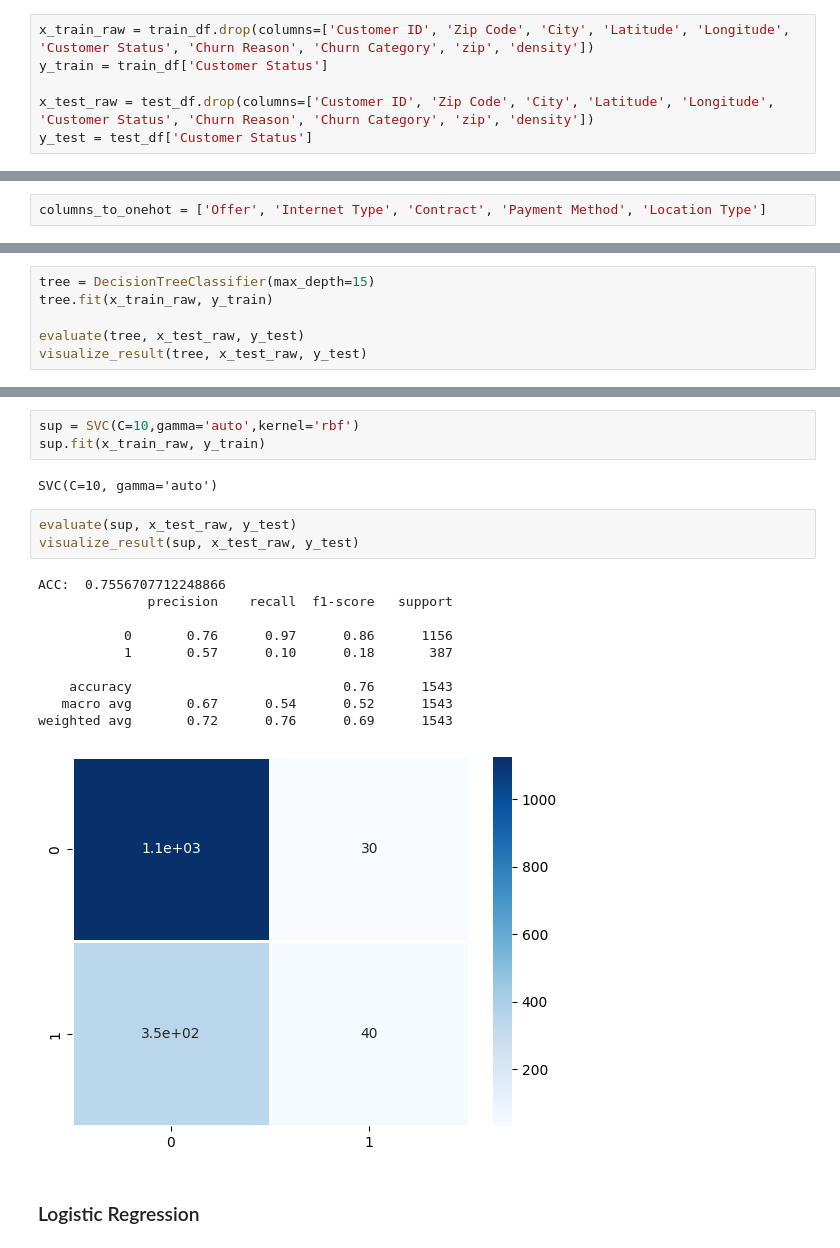
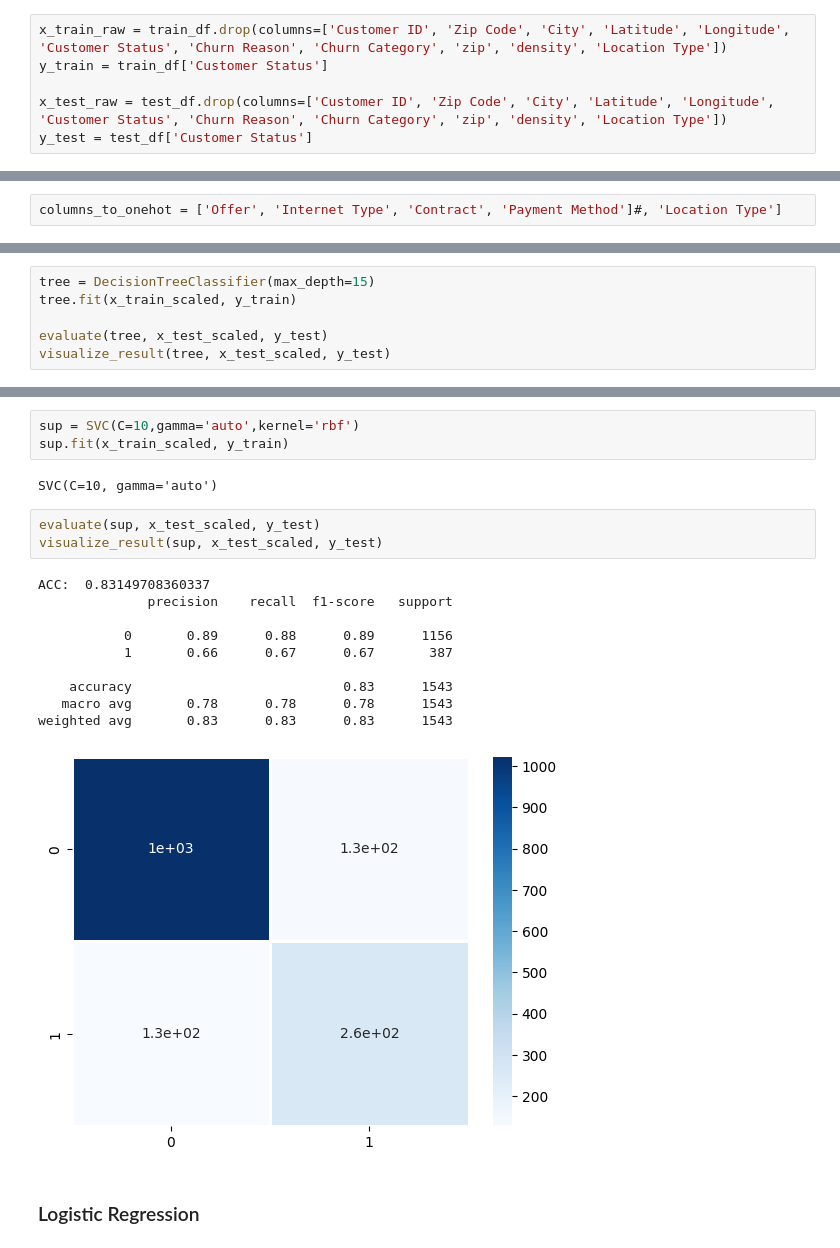
Before and after one commit to cognaiger9/DataMining, a Jupyter notebook: project.ipynb, the cells around one changed output, grey strips where cells are left out. Cells and saved outputs as stored; diff of their text form.

```diff
--- a/project.ipynb
+++ b/project.ipynb
@@ -330,10 +330,10 @@ Online Security                         0
 Location Type                           0
 dtype: int64
 # %%
-x_train_raw = train_df.drop(columns=['Customer ID', 'Zip Code', 'City', 'Latitude', 'Longitude', 'Customer Status', 'Churn Reason', 'Churn Category', 'zip', 'density'])
+x_train_raw = train_df.drop(columns=['Customer ID', 'Zip Code', 'City', 'Latitude', 'Longitude', 'Customer Status', 'Churn Reason', 'Churn Category', 'zip', 'density', 'Location Type'])
 y_train = train_df['Customer Status']
 
-x_test_raw = test_df.drop(columns=['Customer ID', 'Zip Code', 'City', 'Latitude', 'Longitude', 'Customer Status', 'Churn Reason', 'Churn Category', 'zip', 'density'])
+x_test_raw = test_df.drop(columns=['Customer ID', 'Zip Code', 'City', 'Latitude', 'Longitude', 'Customer Status', 'Churn Reason', 'Churn Category', 'zip', 'density', 'Location Type'])
 y_test = test_df['Customer Status']
 # %%
 print('training shape', x_train_raw.shape)
@@ -404,7 +404,7 @@ x_train_raw[binary_attributes].head()
 # %% [markdown]
 ### Thuộc tính phân loại (> 2 giá trị)
 # %%
-columns_to_onehot = ['Offer', 'Internet Type', 'Contract', 'Payment Method', 'Location Type']
+columns_to_onehot = ['Offer', 'Internet Type', 'Contract', 'Payment Method']#, 'Location Type']
 # %%
 def encode_categorical_feature(df, columns):
     ohe = OneHotEncoder(sparse_output=False)
@@ -607,8 +605,8 @@ testing shape:  (1543, 46)
 ### Decision Tree
 # %%
 tree = DecisionTreeClassifier(max_depth=15)
-tree.fit(x_train_raw, y_train)
+tree.fit(x_train_scaled, y_train)
 
-evaluate(tree, x_test_raw, y_test)
-visualize_result(tree, x_test_raw, y_test)
+evaluate(tree, x_test_scaled, y_test)
+visualize_result(tree, x_test_scaled, y_test)
 # %% [output]
@@ -663,23 +661,23 @@ weighted avg       0.77      0.79      0.76      1543
 ### SVM
 # %%
 sup = SVC(C=10,gamma='auto',kernel='rbf')
-sup.fit(x_train_raw, y_train)
+sup.fit(x_train_scaled, y_train)
 # %% [output]
 SVC(C=10, gamma='auto')
 # %%
-evaluate(sup, x_test_raw, y_test)
-visualize_result(sup, x_test_raw, y_test)
+evaluate(sup, x_test_scaled, y_test)
+visualize_result(sup, x_test_scaled, y_test)
 # %% [output]
-ACC:  0.7556707712248866
+ACC:  0.83149708360337
               precision    recall  f1-score   support
 
-           0       0.76      0.97      0.86      1156
-           1       0.57      0.10      0.18       387
+           0       0.89      0.88      0.89      1156
+           1       0.66      0.67      0.67       387
 
-    accuracy                           0.76      1543
-   macro avg       0.67      0.54      0.52      1543
-weighted avg       0.72      0.76      0.69      1543
+    accuracy                           0.83      1543
+   macro avg       0.78      0.78      0.78      1543
+weighted avg       0.83      0.83      0.83      1543
-[figure, old version]
+[figure, new version]
 # %% [markdown]
 ### Logistic Regression
 # %%
```
Also changed, not shown: parts of 14 cells of this notebook.
